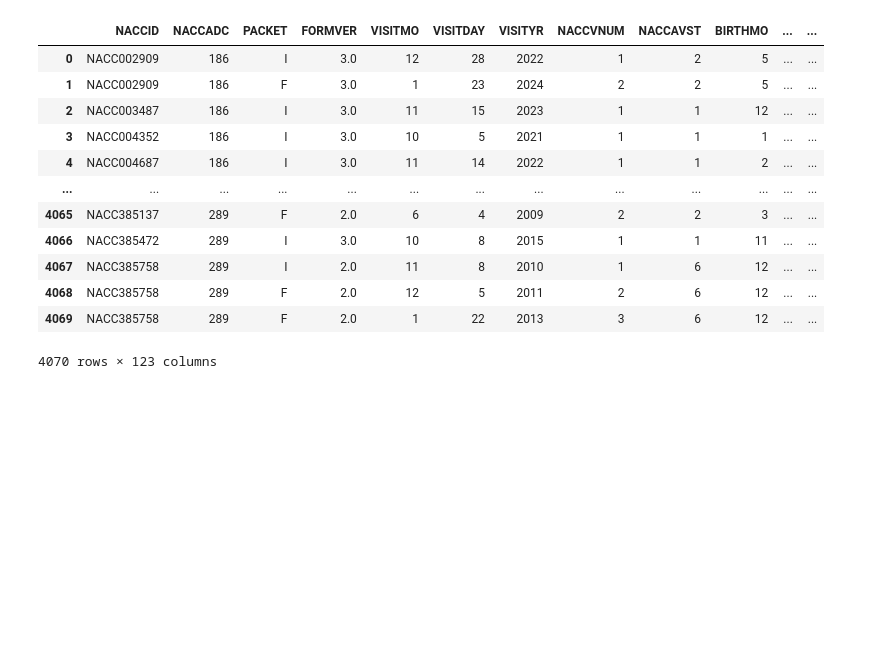
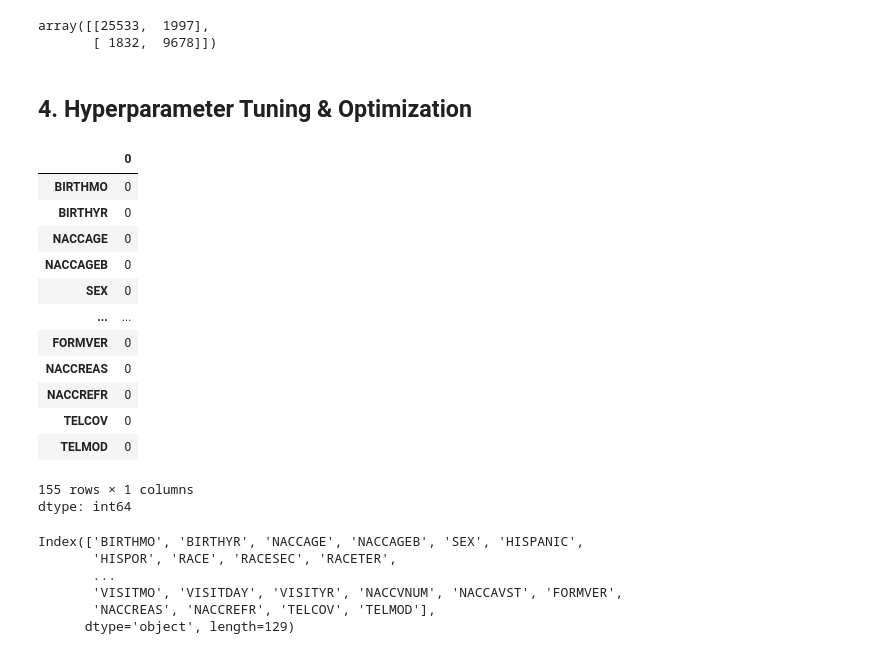
Before and after one commit to DimathJayasinghe/ModelX_hackathon, a Jupyter notebook: git_push_force.ipynb, the cells around one changed output. Drawn from its saved outputs; the diff is of its cells as text; code cells hidden in the pictures; blank space fills up the shorter version.

```diff
--- a/git_push_force.ipynb
+++ b/git_push_force.ipynb
@@ -45 +277,8 @@ df_new=df[non_medical_variables]
+# %%
+confusion_matrix(y_test, y_pred)
+# %% [output]
+array([[25533,  1997],
+       [ 1832,  9678]])
+# %% [markdown]
+## 4. Hyperparameter Tuning & Optimization
 # %%
@@ -96,19 +345,30 @@ non_medical_variables = [
 df_new=df[non_medical_variables]
 # %%
-df_new
+df_new.isnull().sum()
 # %% [output]
-|  | NACCID | NACCADC | PACKET | FORMVER | VISITMO | VISITDAY | VISITYR | NACCVNUM | NACCAVST | BIRTHMO | ... | ... |
-| 0 | NACC002909 | 186 | I | 3.0 | 12 | 28 | 2022 | 1 | 2 | 5 | ... | ... |
-| 1 | NACC002909 | 186 | F | 3.0 | 1 | 23 | 2024 | 2 | 2 | 5 | ... | ... |
-| 2 | NACC003487 | 186 | I | 3.0 | 11 | 15 | 2023 | 1 | 1 | 12 | ... | ... |
-| 3 | NACC004352 | 186 | I | 3.0 | 10 | 5 | 2021 | 1 | 1 | 1 | ... | ... |
-| 4 | NACC004687 | 186 | I | 3.0 | 11 | 14 | 2022 | 1 | 1 | 2 | ... | ... |
-| ... | ... | ... | ... | ... | ... | ... | ... | ... | ... | ... | ... | ... |
-| 4065 | NACC385137 | 289 | F | 2.0 | 6 | 4 | 2009 | 2 | 2 | 3 | ... | ... |
-| 4066 | NACC385472 | 289 | I | 3.0 | 10 | 8 | 2015 | 1 | 1 | 11 | ... | ... |
-| 4067 | NACC385758 | 289 | I | 2.0 | 11 | 8 | 2010 | 1 | 6 | 12 | ... | ... |
-| 4068 | NACC385758 | 289 | F | 2.0 | 12 | 5 | 2011 | 2 | 6 | 12 | ... | ... |
-| 4069 | NACC385758 | 289 | F | 2.0 | 1 | 22 | 2013 | 3 | 6 | 12 | ... | ... |
+|  | 0 |
+| BIRTHMO | 0 |
+| BIRTHYR | 0 |
+| NACCAGE | 0 |
+| NACCAGEB | 0 |
+| SEX | 0 |
+| ... | ... |
+| FORMVER | 0 |
+| NACCREAS | 0 |
+| NACCREFR | 0 |
+| TELCOV | 0 |
+| TELMOD | 0 |
-4070 rows × 123 columns
+155 rows × 1 columns
+dtype: int64
 # %%
 df_new = df_new.apply(pd.to_numeric, errors='coerce')
+cols_with_missing = df_new.columns[df_new.isnull().sum() != 0].tolist()
+df_new=df_new.drop(cols_with_missing,axis=1)
+df_new.columns
+# %% [output]
+Index(['BIRTHMO', 'BIRTHYR', 'NACCAGE', 'NACCAGEB', 'SEX', 'HISPANIC',
+       'HISPOR', 'RACE', 'RACESEC', 'RACETER',
+       ...
+       'VISITMO', 'VISITDAY', 'VISITYR', 'NACCVNUM', 'NACCAVST', 'FORMVER',
+       'NACCREAS', 'NACCREFR', 'TELCOV', 'TELMOD'],
+      dtype='object', length=129)
```
Also changed, not shown: parts of 35 cells of this notebook.
